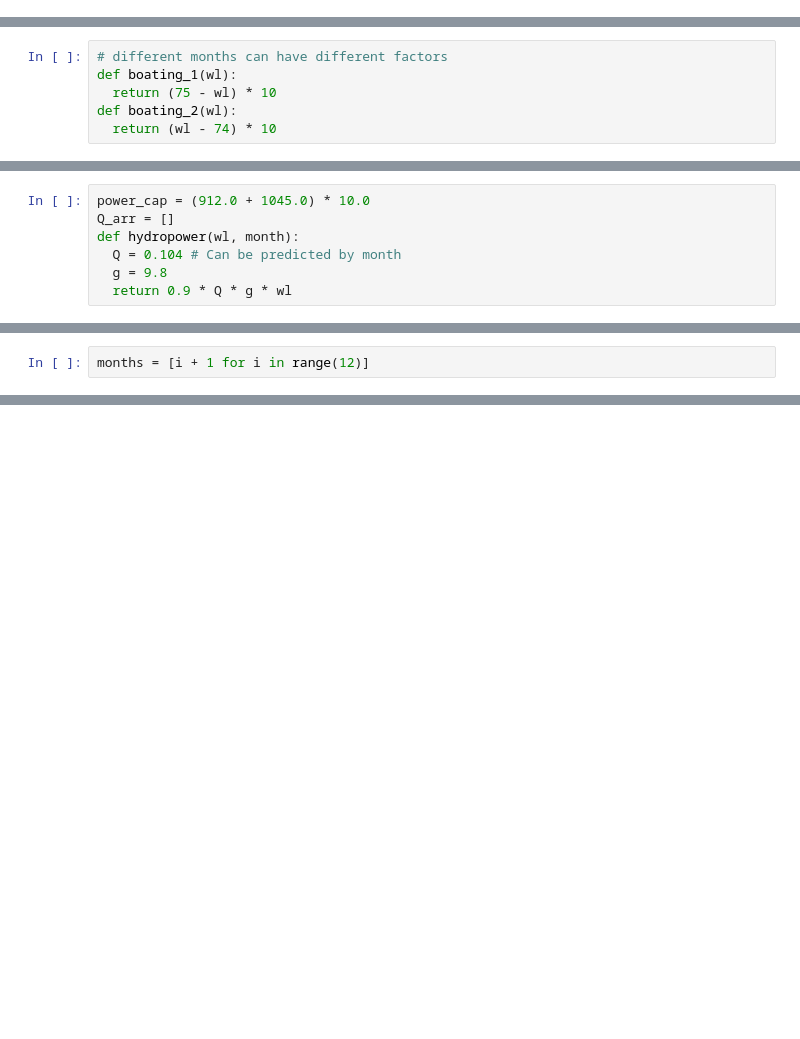
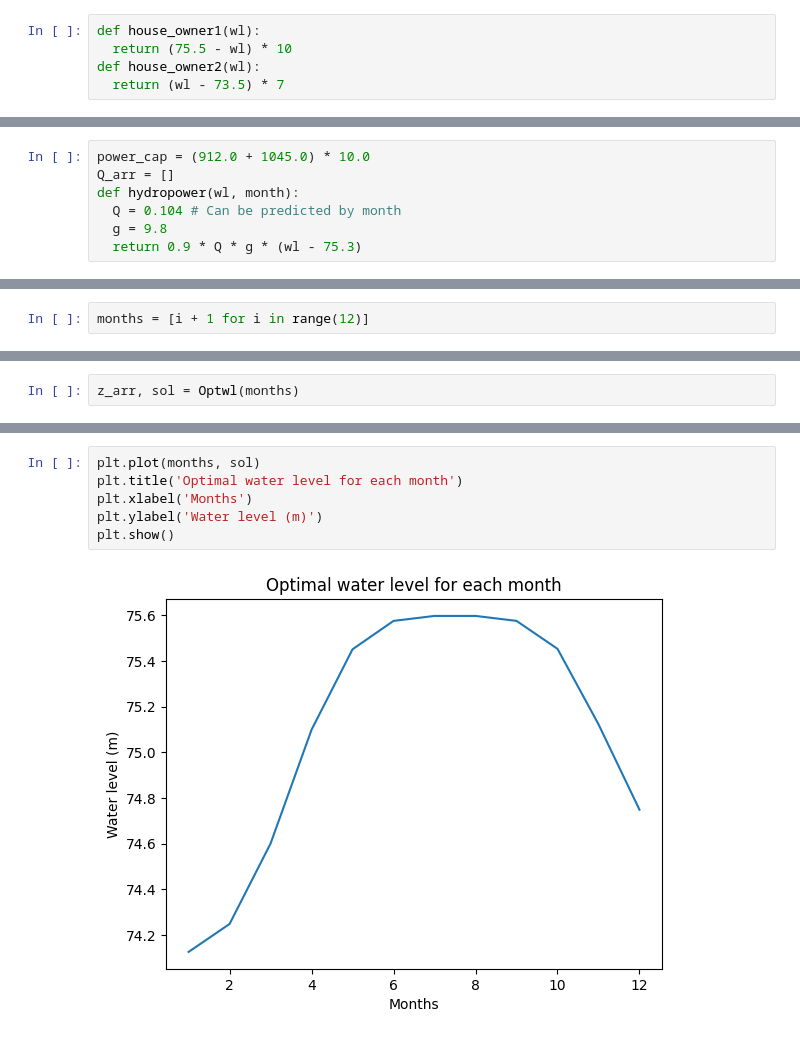
Before and after one commit to zihan-j-zhao/mcm-lake-models, a Jupyter notebook: LPSolver.ipynb, the cells around one changed output, grey strips where cells are left out. Cells and saved outputs as stored; diff of their text form; blank space fills up the shorter version.

```diff
--- a/LPSolver.ipynb
+++ b/LPSolver.ipynb
@@ -35,0 +58,5 @@ print(august_prev, august_after)
+# %%
+def house_owner1(wl):
+  return (75.5 - wl) * 10
+def house_owner2(wl):
+  return (wl - 73.5) * 7
@@ -74,6 +109,0 @@ def house_owner2(wl, months):
-# %%
-# different months can have different factors
-def boating_1(wl):
-  return (75 - wl) * 10
-def boating_2(wl):
-  return (wl - 74) * 10
@@ -83,4 +118,4 @@ Q_arr = []
 def hydropower(wl, month):
   Q = 0.104 # Can be predicted by month
   g = 9.8
-  return 0.9 * Q * g * wl
+  return 0.9 * Q * g * (wl - 75.3)
@@ -167,0 +198,2 @@ Problem solved in 0 iterations
+# %%
+z_arr, sol = Optwl(months)
@@ -167,0 +216,8 @@ Problem solved in 0 iterations
+# %%
+plt.plot(months, sol)
+plt.title('Optimal water level for each month')
+plt.xlabel('Months')
+plt.ylabel('Water level (m)')
+plt.show()
+# %% [output]
+[figure, added]
```
Also changed, not shown: parts of 16 cells of this notebook.
